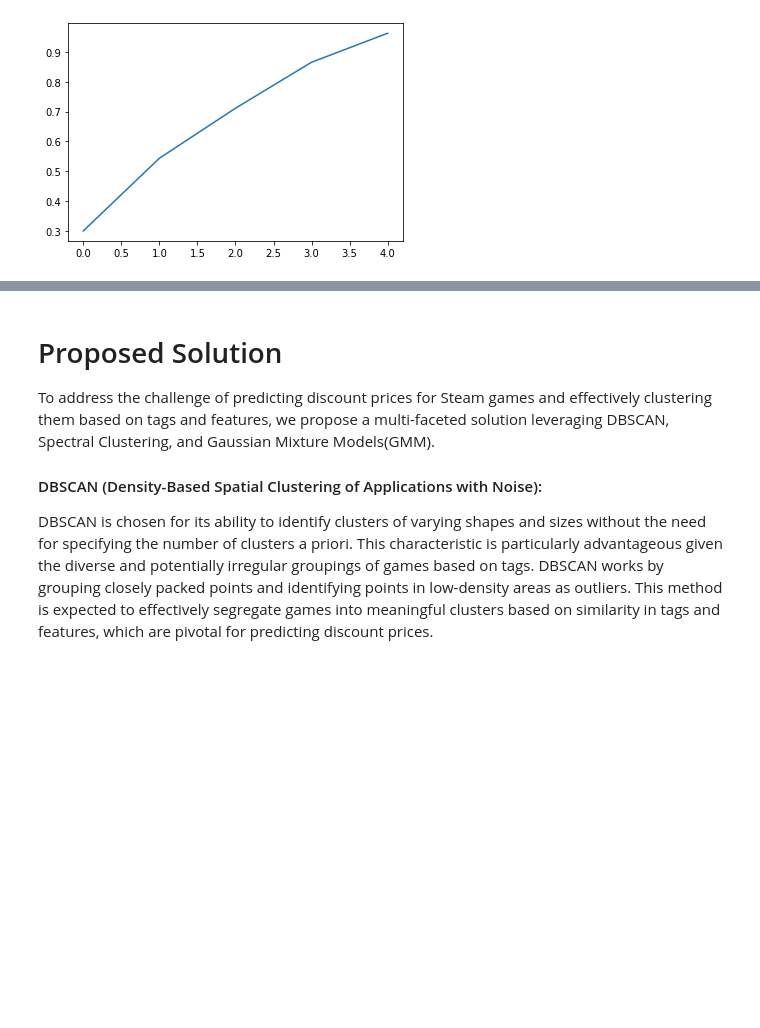
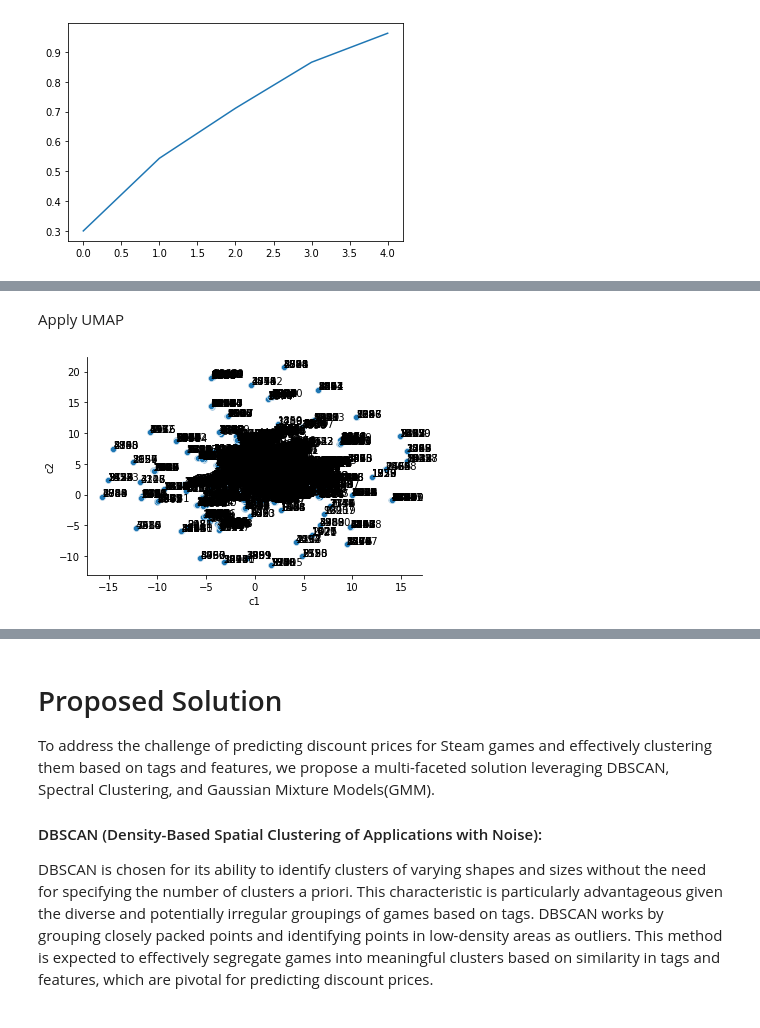
Before and after one commit to Aaron3963/COGS-118B-Project, a Jupyter notebook: FinalProject.ipynb, the cells around one changed output, grey strips where cells are left out. Drawn from its saved outputs; the diff is of its cells as text; code cells hidden in the pictures; blank space fills up the shorter version.

Commit message:
Add UMAP process

```diff
--- a/FinalProject.ipynb
+++ b/FinalProject.ipynb
@@ -290,0 +297,19 @@ pca_X = pca.fit_transform(X_scaled)
+# %%
+one_hot_languages = pd.DataFrame(df['OneHot Encoded Languages'].tolist(), index=df.index)
+one_hot_languages.columns = ['Language_' + str(i) for i in range(one_hot_languages.shape[1])]
+
+one_hot_tags = pd.DataFrame(df['OneHot Encoded Tags'].tolist(), index=df.index)
+one_hot_tags.columns = ['Tag_' + str(i) for i in range(one_hot_tags.shape[1])]
+
+one_hot_fea = pd.DataFrame(df['OneHot Encoded Features'].tolist(), index=df.index)
+one_hot_fea.columns = ['Feature_' + str(i) for i in range(one_hot_fea.shape[1])]
+# %%
+# Drop irrelevant columns
+X_UMAP = df.drop(['GameID','Release Date','Discounted Price','OneHot Encoded Languages','OneHot Encoded Tags','OneHot Encoded Features'], axis = 1)
+# Add the processed onehot columns
+X_UMAP = pd.concat([X_UMAP, one_hot_languages, one_hot_tags, one_hot_fea], axis = 1)
+X_UMAP
+# %%
+#Standardize X_UMAP
+scaler = StandardScaler()
+X_UMAP_scaled = scaler.fit_transform(X_UMAP)
@@ -290,0 +330,12 @@ pca_X = pca.fit_transform(X_scaled)
+# %% [markdown]
+Apply UMAP
+# %%
+# Attempt to visualize UMAP
+umap_5 = umap.UMAP(n_neighbors=5, min_dist=0.1, metric='euclidean')
+ucs = umap_5.fit_transform(X_UMAP_scaled)
+
+ucs = pd.DataFrame(ucs,columns=['c1','c2'])
+ucs.index = X_UMAP.index
+plot_components(ucs,'c1','c2')
+# %% [output]
+[figure, added]
```
Also changed, not shown: parts of 5 cells of this notebook.
